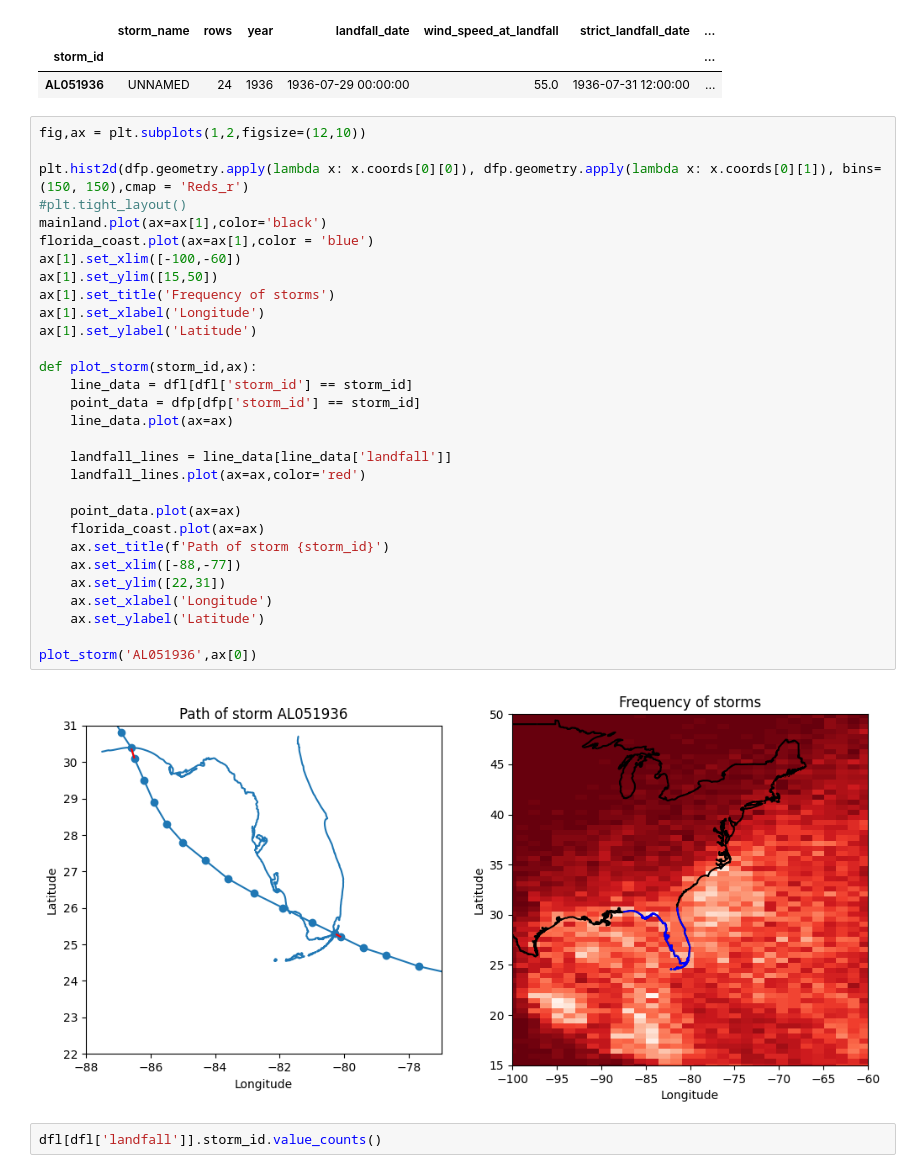
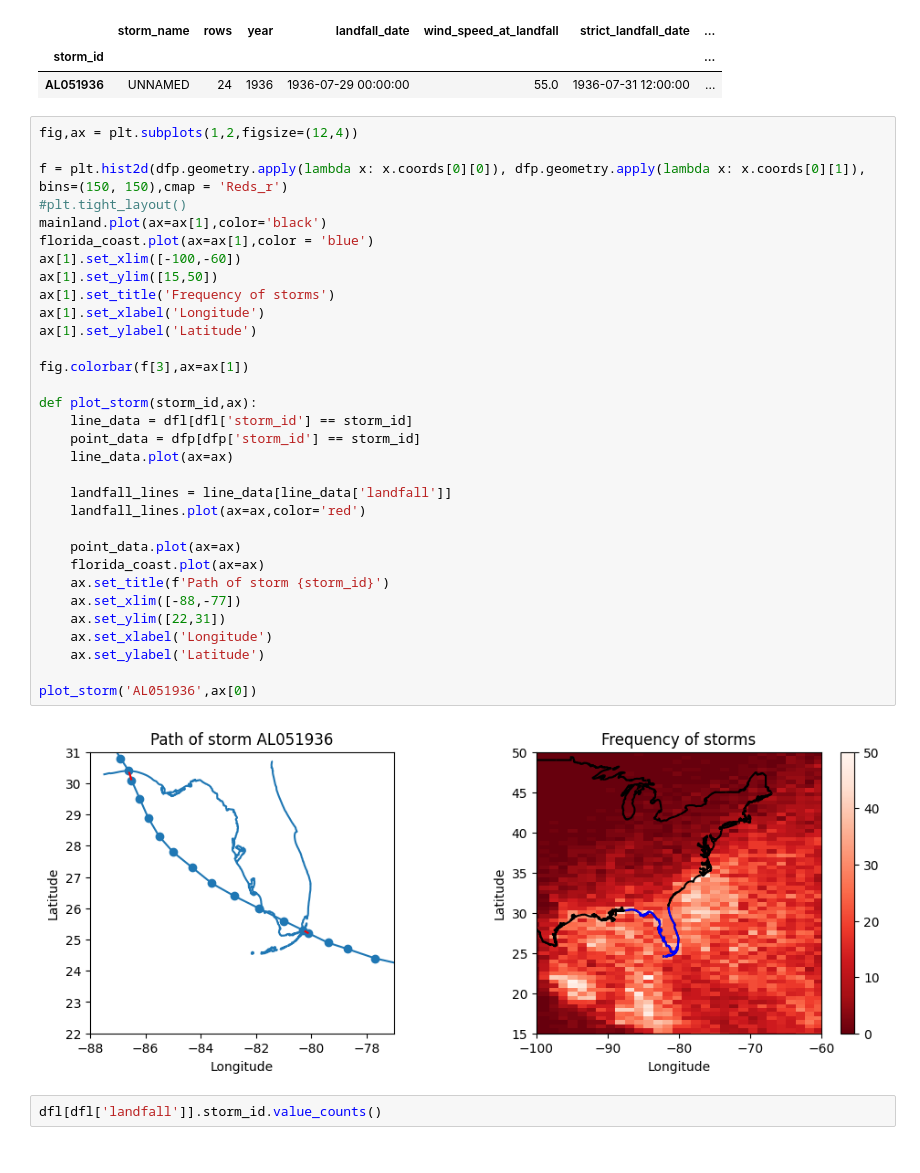
Before and after one commit to Benjreggio/HurdatFlorida, a Jupyter notebook: pythonEDA/datacreation.ipynb, the cells around one changed output. Drawn from its saved outputs; the diff is of its cells as text.

```diff
--- a/pythonEDA/datacreation.ipynb
+++ b/pythonEDA/datacreation.ipynb
@@ -393,37 +393,39 @@ csd[(csd['landfall_date'] != csd['strict_landfall_date']) & (csd['strict_landfal
 | storm_id |  |  |  |  |  |  | ... |
 | AL051936 | UNNAMED | 24 | 1936 | 1936-07-29 00:00:00 | 55.0 | 1936-07-31 12:00:00 | ... |
 # %%
-fig,ax = plt.subplots(1,2,figsize=(12,10))
+fig,ax = plt.subplots(1,2,figsize=(12,4))
 
-plt.hist2d(dfp.geometry.apply(lambda x: x.coords[0][0]), dfp.geometry.apply(lambda x: x.coords[0][1]), bins=(150, 150),cmap = 'Reds_r')
+f = plt.hist2d(dfp.geometry.apply(lambda x: x.coords[0][0]), dfp.geometry.apply(lambda x: x.coords[0][1]), bins=(150, 150),cmap = 'Reds_r')
 #plt.tight_layout()
 mainland.plot(ax=ax[1],color='black')
 florida_coast.plot(ax=ax[1],color = 'blue')
 ax[1].set_xlim([-100,-60])
 ax[1].set_ylim([15,50])
 ax[1].set_title('Frequency of storms')
 ax[1].set_xlabel('Longitude')
 ax[1].set_ylabel('Latitude')
+
+fig.colorbar(f[3],ax=ax[1])
 
 def plot_storm(storm_id,ax):
     line_data = dfl[dfl['storm_id'] == storm_id]
     point_data = dfp[dfp['storm_id'] == storm_id]
     line_data.plot(ax=ax)
 
     landfall_lines = line_data[line_data['landfall']]
     landfall_lines.plot(ax=ax,color='red')
 
     point_data.plot(ax=ax)
     florida_coast.plot(ax=ax)
     ax.set_title(f'Path of storm {storm_id}')
     ax.set_xlim([-88,-77])
     ax.set_ylim([22,31])
     ax.set_xlabel('Longitude')
     ax.set_ylabel('Latitude')
 
 plot_storm('AL051936',ax[0])
 # %% [output]
-[figure, old version]
+[figure, new version]
 # %%
 dfl[dfl['landfall']].storm_id.value_counts()
 # %% [output]
```
Also changed, not shown: parts of 2 cells of this notebook, 34 other files.
